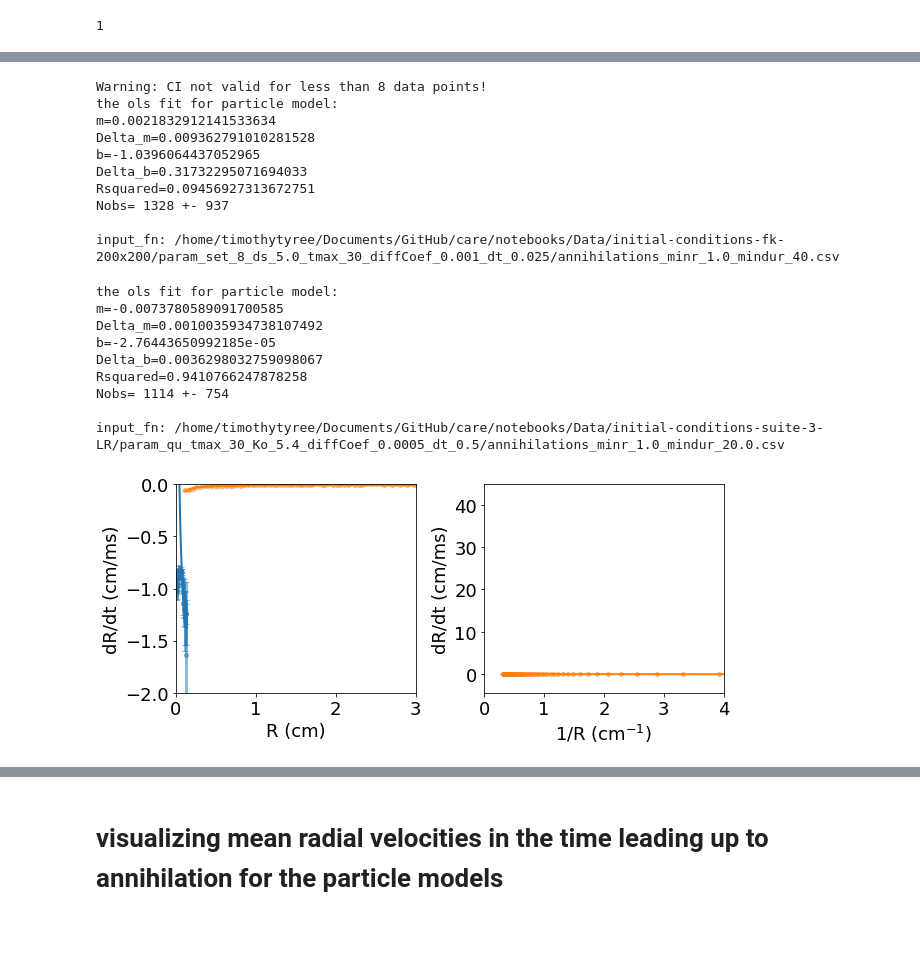
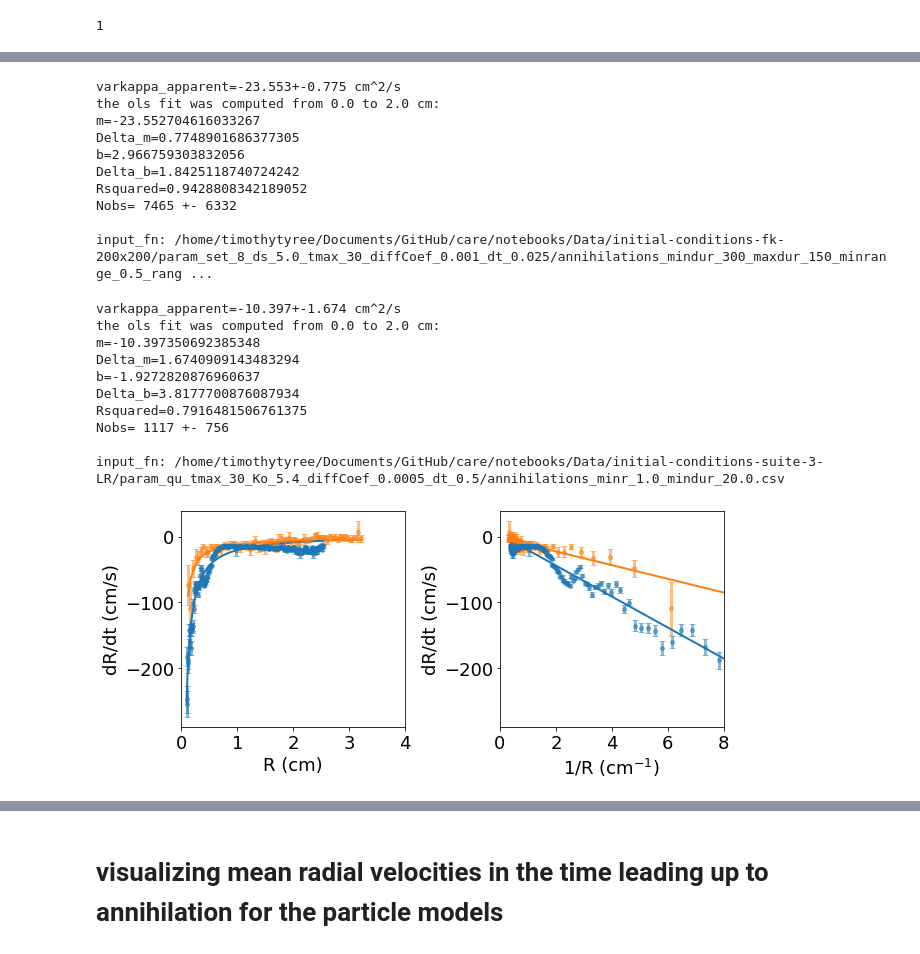
Before and after one commit to timtyree/care, a Jupyter notebook: notebooks/Measuring Average Forces between Spiral Tips.ipynb, the cells around one changed output, grey strips where cells are left out. Drawn from its saved outputs; the diff is of its cells as text; code cells hidden in the pictures.

Commit message:
performed preliminary measurements of particle properties of the fenton-karma model

```diff
--- a/notebooks/Measuring Average Forces between Spiral Tips.ipynb
+++ b/notebooks/Measuring Average Forces between Spiral Tips.ipynb
@@ -122,16 +122,17 @@ output_fn=save_mean_radial_velocities(input_fn,t_col='tdeath',bins=bins)
 # %% [output]
 1
 # %%
-bins=40
-# #FK results for DT = 0.4 ms
-#annihilations aggregated
-input_fn2="/home/timothytyree/Documents/GitHub/care/notebooks/Data/initial-conditions-fk-200x200/param_set_8_ds_5.0_tmax_10_diffCoef_0.0005/annihilations_minr_1.0_mindur_20.0.csv"
+# bins=20#40
+# # #FK results for DT = 0.4 ms
+# #annihilations aggregated
+# input_fn2="/home/timothytyree/Documents/GitHub/care/notebooks/Data/initial-conditions-fk-200x200/param_set_8_ds_5.0_tmax_10_diffCoef_0.0005/annihilations_minr_1.0_mindur_20.0.csv"
 
-#FK results for DT = 0.025 ms
-#annihilations aggregated
-# input_fn2="/home/timothytyree/Documents/GitHub/care/notebooks/Data/initial-conditions-fk-200x200/param_set_8_ds_5.0_tmax_30_diffCoef_0.001_dt_0.025/annihilations_minr_1_mindur_20.csv"
-# input_fn2=f"/home/timothytyree/Documents/GitHub/care/notebooks/Data/initial-conditions-fk-200x200/param_set_8_ds_5.0_tmax_30_diffCoef_0.001_dt_0.025/annihilations_minr_0.5_mindur_40.csv"
-input_fn2=f"/home/timothytyree/Documents/GitHub/care/notebooks/Data/initial-conditions-fk-200x200/param_set_8_ds_5.0_tmax_30_diffCoef_0.001_dt_0.025/annihilations_minr_1.0_mindur_40.csv"
+# #FK results for DT = 0.025 ms
+# #annihilations aggregated
+# # input_fn2="/home/timothytyree/Documents/GitHub/care/notebooks/Data/initial-conditions-fk-200x200/param_set_8_ds_5.0_tmax_30_diffCoef_0.001_dt_0.025/annihilations_minr_1_mindur_20.csv"
+# # input_fn2=f"/home/timothytyree/Documents/GitHub/care/notebooks/Data/initial-conditions-fk-200x200/param_set_8_ds_5.0_tmax_30_diffCoef_0.001_dt_0.025/annihilations_minr_0.5_mindur_40.csv"
+# input_fn2=f"/home/timothytyree/Documents/GitHub/care/notebooks/Data/initial-conditions-fk-200x200/param_set_8_ds_5.0_tmax_30_diffCoef_0.001_dt_0.025/annihilations_minr_1.0_mindur_40.csv"
+input_fn2=f"/home/timothytyree/Documents/GitHub/care/notebooks/Data/initial-conditions-fk-200x200/param_set_8_ds_5.0_tmax_30_diffCoef_0.001_dt_0.025/annihilations_mindur_300_maxdur_150_minrange_0.5_rangethresh_0.1.csv"
 output_fn2=save_mean_radial_velocities(input_fn2,t_col='tdeath',bins=bins)
 
 # #TODO: debug FK results
@@ -184,12 +184,12 @@ df_drdt.head()
 # %%
 df=df_drdt2.copy()
 rmin=0. #cm
-rmax=1#0.8 #cm
-
+rmax=2.#0.8 #cm
+tscale=0.001#sec per ms
 r_values=df['r'].values.copy()
-drdt_values=df['drdt'].values.copy()
+drdt_values=df['drdt'].values.copy()/tscale
 Delta_r_values=df['Delta_r'].values.copy()
-Delta_drdt_values=df['Delta_drdt'].values.copy()
+Delta_drdt_values=df['Delta_drdt'].values.copy()/tscale
 counts=df['counts'].values.copy()
 
 #fit drdt_values to F0+F1/r with OLS fit for LR model where 1/r is greater than some 1/cm
@@ -213,30 +213,31 @@ y_values2=y_values.copy()
 y_err_values2=y_err_values.copy()
 
 #bluf
-print(f"the ols fit for particle model:")
+print(f"varkappa_apparent={dict_force_fit2['m']:.3f}+-{dict_force_fit2['Delta_m']:.3f} cm^2/s")
+print(f"the ols fit was computed from {rmin:.1f} to {rmax:.1f} cm:")
 print_dict(dict_force_fit2)
 print(f"Nobs= {np.mean(counts):.0f} +- {np.std(counts):.0f}")
 print(f"\ninput_fn: {input_fn2}")
 # %% [output]
-Warning: CI not valid for less than 8 data points!
-the ols fit for particle model:
-m=0.0021832912141533634
-Delta_m=0.009362791010281528
-b=-1.0396064437052965
-Delta_b=0.31732295071694033
-Rsquared=0.09456927313672751
-Nobs= 1328 +- 937
+varkappa_apparent=-23.553+-0.775 cm^2/s
+the ols fit was computed from 0.0 to 2.0 cm:
+m=-23.552704616033267
+Delta_m=0.7748901686377305
+b=2.966759303832056
+Delta_b=1.8425118740724242
+Rsquared=0.9428808342189052
+Nobs= 7465 +- 6332
 
-input_fn: /home/timothytyree/Documents/GitHub/care/notebooks/Data/initial-conditions-fk-200x200/param_set_8_ds_5.0_tmax_30_diffCoef_0.001_dt_0.025/annihilations_minr_1.0_mindur_40.csv
+input_fn: /home/timothytyree/Documents/GitHub/care/notebooks/Data/initial-conditions-fk-200x200/param_set_8_ds_5.0_tmax_30_diffCoef_0.001_dt_0.025/annihilations_mindur_300_maxdur_150_minrange_0.5_rang ...
 # %%
 df=df_drdt.copy()
 rmin=0. #cm
-rmax=.8 #cm
-
+rmax=2 #cm
+tscale=0.001#sec per ms
 r_values=df['r'].values.copy()
-drdt_values=df['drdt'].values.copy()
+drdt_values=df['drdt'].values.copy()/tscale
 Delta_r_values=df['Delta_r'].values.copy()
-Delta_drdt_values=df['Delta_drdt'].values.copy()
+Delta_drdt_values=df['Delta_drdt'].values.copy()/tscale
 counts=df['counts'].values.copy()
 
 #fit drdt_values to F0+F1/r with OLS fit for LR model where 1/r is greater than some 1/cm
@@ -257,29 +258,31 @@ dict_force_fit=dict_force_fit
 y_hat_values=y_hat_values.copy()
 
 #bluf
-print(f"the ols fit for particle model:")
+print(f"varkappa_apparent={dict_force_fit['m']:.3f}+-{dict_force_fit['Delta_m']:.3f} cm^2/s")
+print(f"the ols fit was computed from {rmin:.1f} to {rmax:.1f} cm:")
 print_dict(dict_force_fit)
 print(f"Nobs= {np.mean(counts):.0f} +- {np.std(counts):.0f}")
 print(f"\ninput_fn: {input_fn}")
 # %% [output]
-the ols fit for particle model:
-m=-0.0073780589091700585
-Delta_m=0.0010035934738107492
-b=-2.76443650992185e-05
-Delta_b=0.0036298032759098067
-Rsquared=0.9410766247878258
-Nobs= 1114 +- 754
+varkappa_apparent=-10.397+-1.674 cm^2/s
+the ols fit was computed from 0.0 to 2.0 cm:
+m=-10.397350692385348
+Delta_m=1.6740909143483294
+b=-1.9272820876960637
+Delta_b=3.8177700876087934
+Rsquared=0.7916481506761375
+Nobs= 1117 +- 756
 
 input_fn: /home/timothytyree/Documents/GitHub/care/notebooks/Data/initial-conditions-suite-3-LR/param_qu_tmax_30_Ko_5.4_diffCoef_0.0005_dt_0.5/annihilations_minr_1.0_mindur_20.0.csv
 # %%
 #plot mean radial velocities
 fig, axs = plt.subplots(ncols=2, figsize=(9, 4))
 PlotMeanRadialVelocities(axs, x_values, y_values, y_err_values, y_hat_values,c='C1')
 PlotMeanRadialVelocities(axs, x_values2, y_values2, y_err_values2, y_hat_values2,c='C0')
-axs[0].set_xlim([0,3.])
-axs[0].set_ylim([-2,0])
+axs[1].set_xlim([0,8.])
+# axs[0].set_ylim([-2,0])
 plt.tight_layout()
 plt.show()
 # %% [output]
-[figure, old version]
+[figure, new version]
 # %% [markdown]
```
Also changed, not shown: parts of 22 cells of this notebook, 6 other files.
